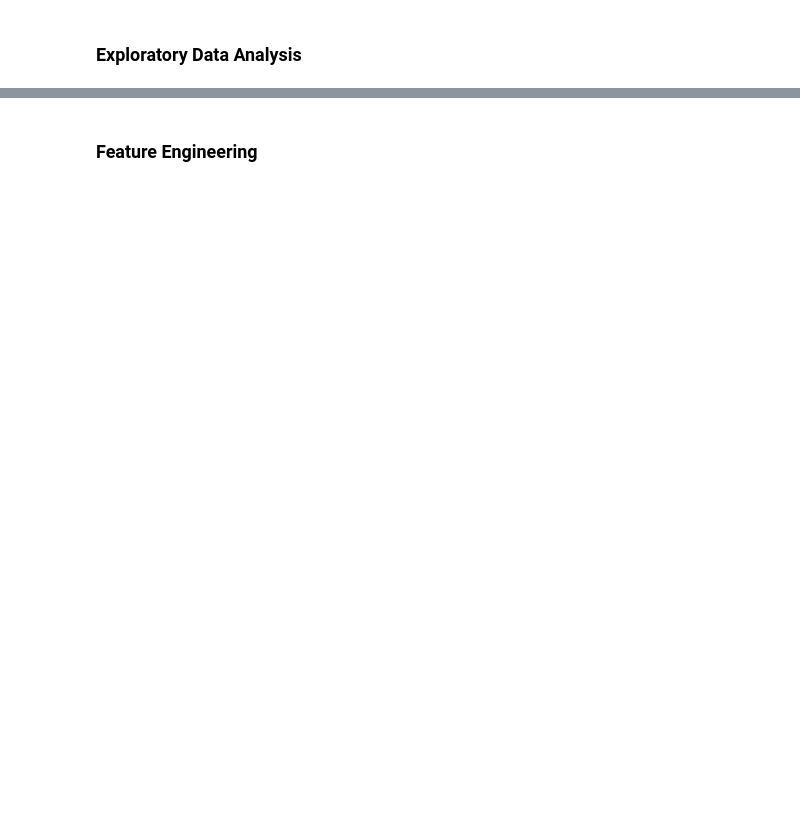
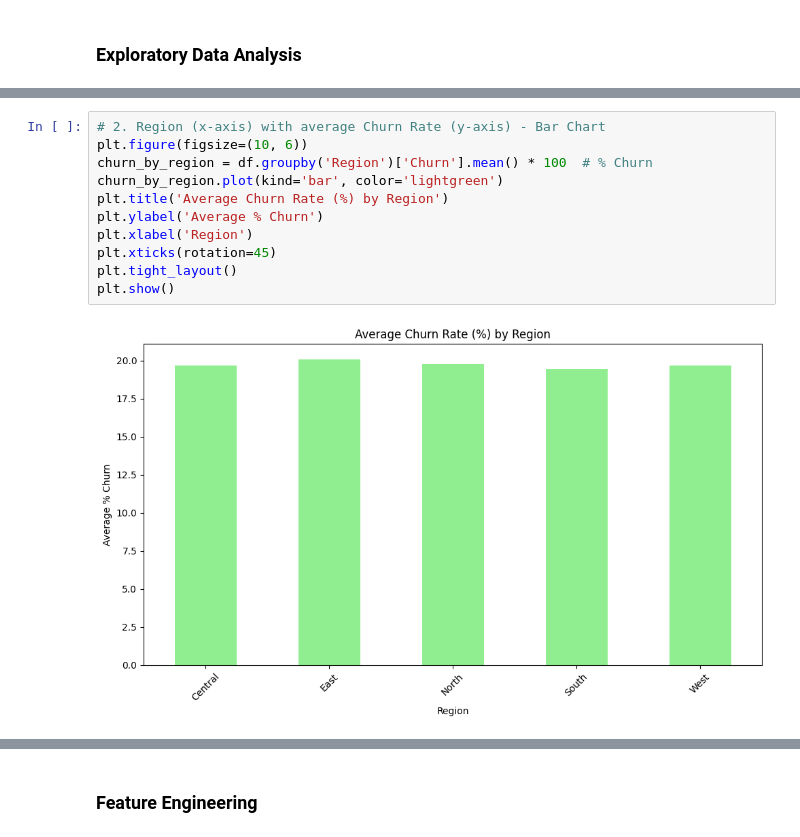
Before and after one commit to Avinash3570/HCL-Hackathon, a Jupyter notebook: HCL_Hackathon.ipynb, the cells around one changed output, grey strips where cells are left out. Saved outputs shown, nothing was run; the diff lists cells and outputs as text; blank space fills up the shorter version.

```diff
--- a/HCL_Hackathon.ipynb
+++ b/HCL_Hackathon.ipynb
@@ -172,0 +253,13 @@ Data after preprocessing:
+# %%
+# 2. Region (x-axis) with average Churn Rate (y-axis) - Bar Chart
+plt.figure(figsize=(10, 6))
+churn_by_region = df.groupby('Region')['Churn'].mean() * 100  # % Churn
+churn_by_region.plot(kind='bar', color='lightgreen')
+plt.title('Average Churn Rate (%) by Region')
+plt.ylabel('Average % Churn')
+plt.xlabel('Region')
+plt.xticks(rotation=45)
+plt.tight_layout()
+plt.show()
+# %% [output]
+[figure, added]
```
Also changed, not shown: parts of 14 cells of this notebook.
